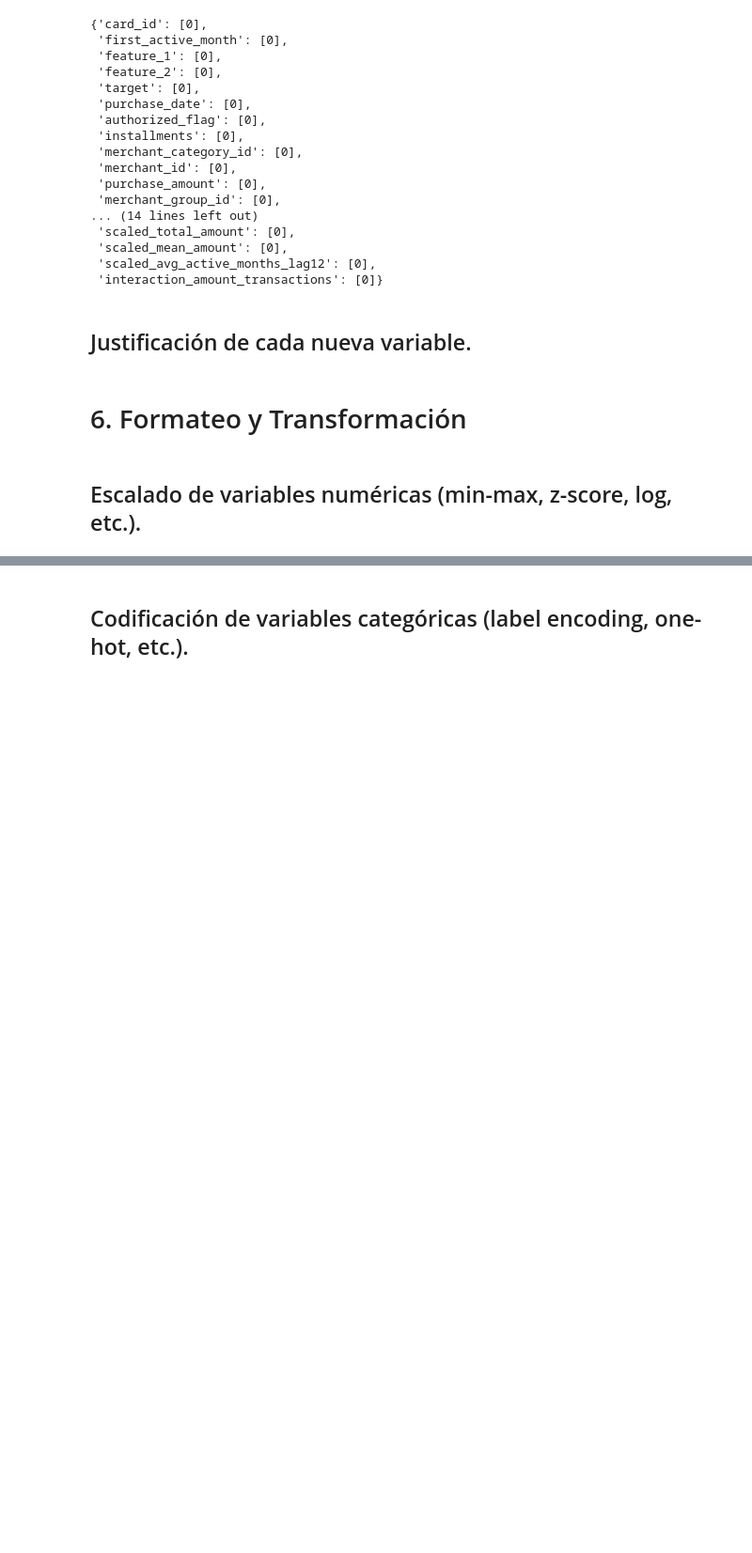
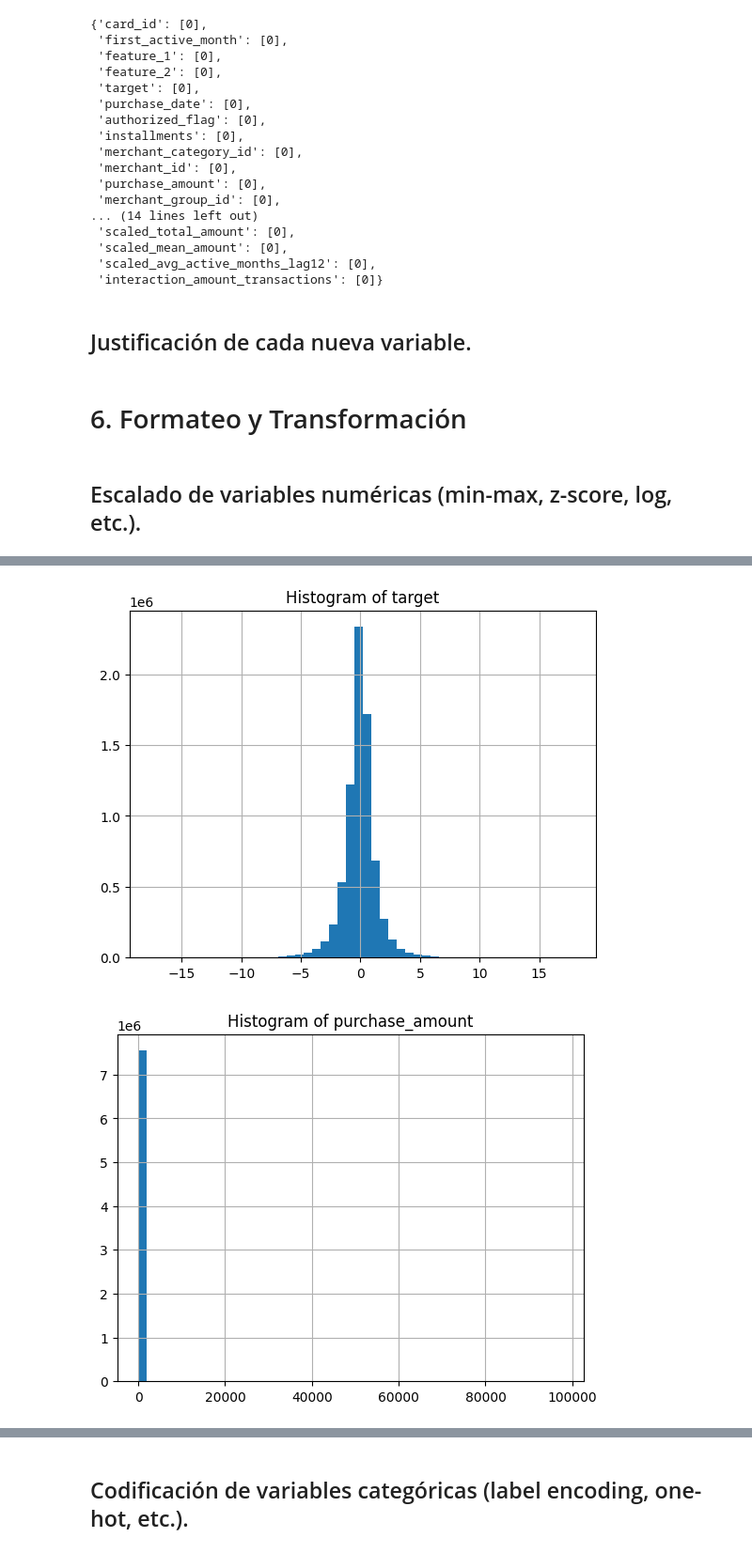
Before and after one commit to paulsantillan787/elo-data-mining, a Jupyter notebook: Preparacion_de_los_datos_v2.ipynb, the cells around one changed output, grey strips where cells are left out. Shown at 94% size. Drawn from its saved outputs; the diff is of its cells as text; code cells hidden in the pictures; blank space fills up the shorter version.

```diff
--- a/Preparacion_de_los_datos_v2.ipynb
+++ b/Preparacion_de_los_datos_v2.ipynb
@@ -1336,0 +1392,8 @@ nulos_pre_train_transaction_merchants_final_acotado
+# %%
+for col in numeric_cols:
+    pre_train_transaction_merchants_final_acotado.select(col).to_pandas()[col].hist(bins=50)
+    plt.title(f"Histogram of {col}")
+    plt.show()
+# %% [output]
+[figure, added]
+[figure, added]
```
Also changed, not shown: parts of 79 cells of this notebook.
